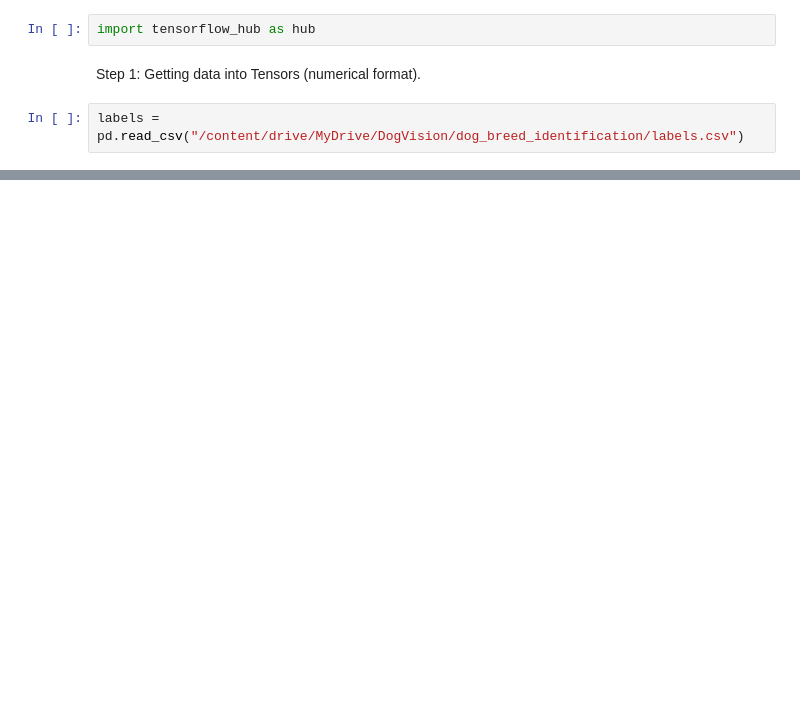
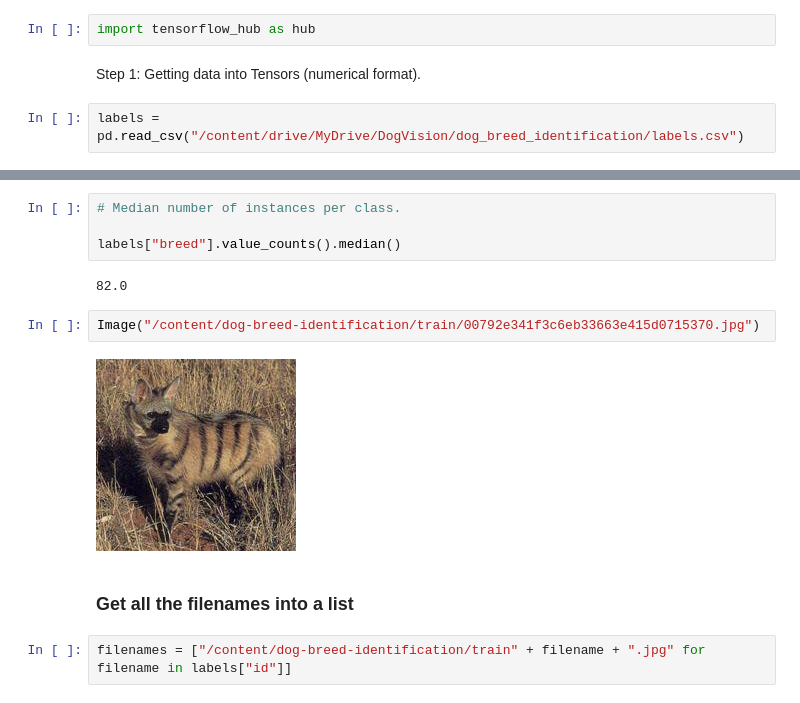
Before and after one commit to Mayuresh-12/Dog_Breed_Identification, a Jupyter notebook: Dog_Breed_Classification.ipynb, the cells around one changed output, grey strips where cells are left out. Drawn from its saved outputs; the diff is of its cells as text; blank space fills up the shorter version.

```diff
--- a/Dog_Breed_Classification.ipynb
+++ b/Dog_Breed_Classification.ipynb
@@ -41,0 +61,14 @@ labels["breed"].value_counts().plot.bar(figsize = (20,10))
+# %%
+# Median number of instances per class.
+
+labels["breed"].value_counts().median()
+# %% [output]
+82.0
+# %%
+Image("/content/dog-breed-identification/train/00792e341f3c6eb33663e415d0715370.jpg")
+# %% [output]
+[figure, added]
+# %% [markdown]
+### Get all the filenames into a list
+# %%
+filenames = ["/content/dog-breed-identification/train" + filename + ".jpg" for filename in labels["id"]]
```
Also changed, not shown: parts of 6 cells of this notebook.
